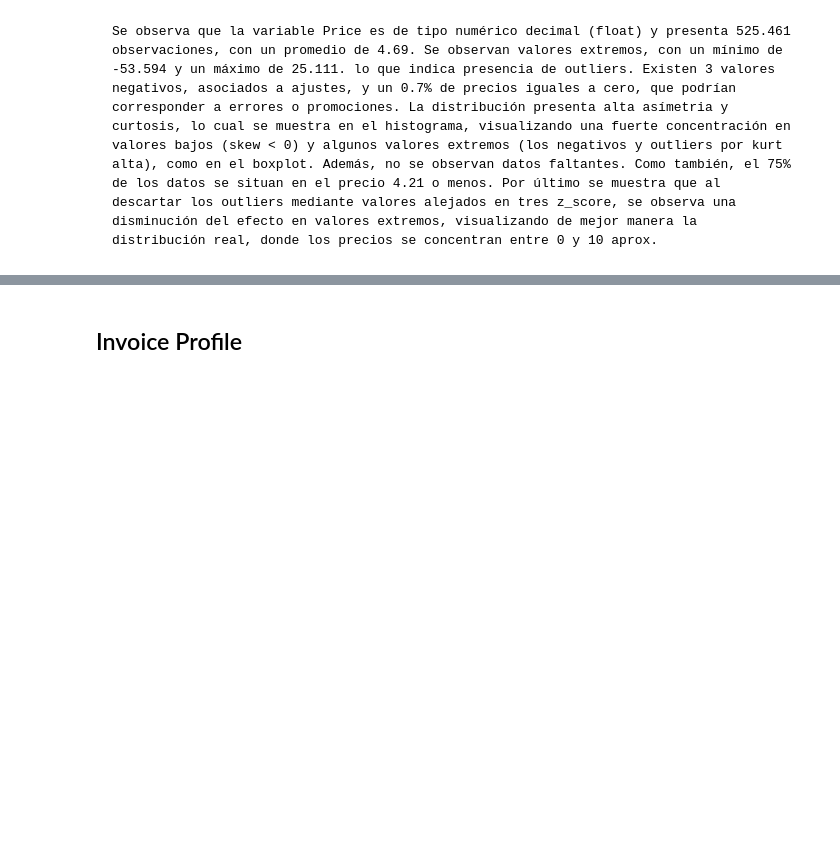
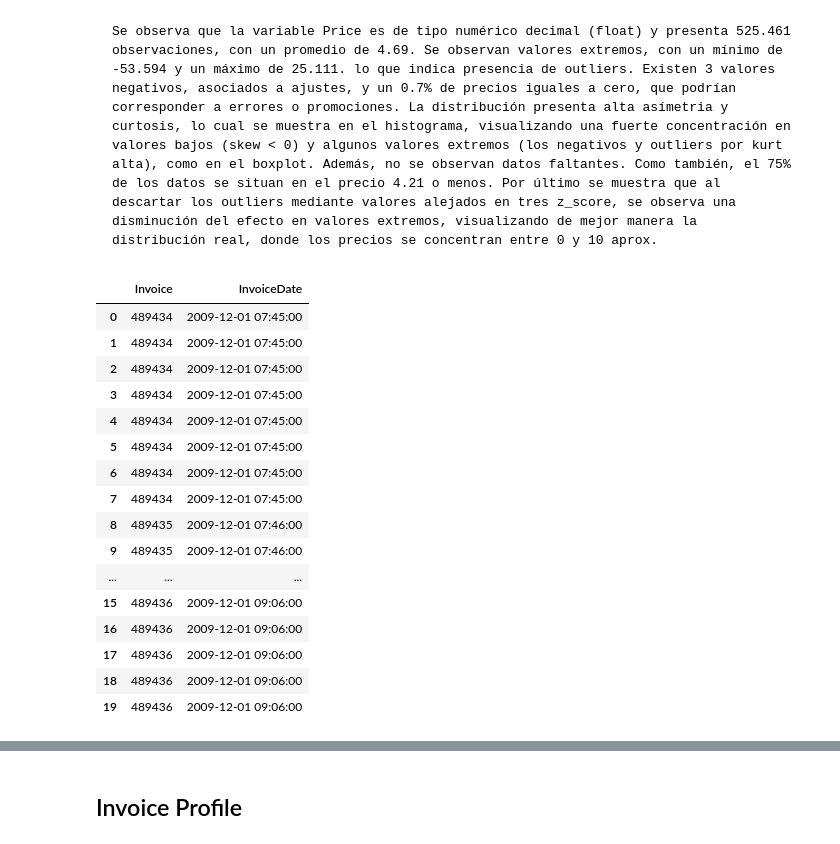
Before and after one commit to BAFCS/MDS7202, a Jupyter notebook: Labs/Lab_4/Lab4_Enunciado.ipynb, the cells around one changed output, grey strips where cells are left out. Saved outputs shown, nothing was run; the diff lists cells and outputs as text; code cells hidden in the pictures; blank space fills up the shorter version.

```diff
--- a/Labs/Lab_4/Lab4_Enunciado.ipynb
+++ b/Labs/Lab_4/Lab4_Enunciado.ipynb
@@ -335,3 +328,23 @@ Total size in memory      4203820 bytes
 dtype: object
 # %% [markdown]
     Se observa que la variable Price es de tipo numérico decimal (float) y presenta 525.461 observaciones, con un promedio de 4.69. Se observan valores extremos, con un mínimo de -53.594 y un máximo de 25.111. lo que indica presencia de outliers. Existen 3 valores negativos, asociados a ajustes, y un 0.7% de precios iguales a cero, que podrían corresponder a errores o promociones. La distribución presenta alta asímetria y curtosis, lo cual se muestra en el histograma, visualizando una fuerte concentración en valores bajos (skew < 0) y algunos valores extremos (los negativos y outliers por kurt alta), como en el boxplot. Además, no se observan datos faltantes. Como también, el 75% de los datos se situan en el precio 4.21 o menos. Por último se muestra que al descartar los outliers mediante valores alejados en tres z_score, se observa una disminución del efecto en valores extremos, visualizando de mejor manera la distribución real, donde los precios se concentran entre 0 y 10 aprox.
+# %%
+df_retail[["Invoice","InvoiceDate"]].head(20)
+# %% [output]
+|  | Invoice | InvoiceDate |
+| 0 | 489434 | 2009-12-01 07:45:00 |
+| 1 | 489434 | 2009-12-01 07:45:00 |
+| 2 | 489434 | 2009-12-01 07:45:00 |
+| 3 | 489434 | 2009-12-01 07:45:00 |
+| 4 | 489434 | 2009-12-01 07:45:00 |
+| 5 | 489434 | 2009-12-01 07:45:00 |
+| 6 | 489434 | 2009-12-01 07:45:00 |
+| 7 | 489434 | 2009-12-01 07:45:00 |
+| 8 | 489435 | 2009-12-01 07:46:00 |
+| 9 | 489435 | 2009-12-01 07:46:00 |
+| ... | ... | ... |
+| 15 | 489436 | 2009-12-01 09:06:00 |
+| 16 | 489436 | 2009-12-01 09:06:00 |
+| 17 | 489436 | 2009-12-01 09:06:00 |
+| 18 | 489436 | 2009-12-01 09:06:00 |
+| 19 | 489436 | 2009-12-01 09:06:00 |
```
Also changed, not shown: parts of 23 cells of this notebook.
